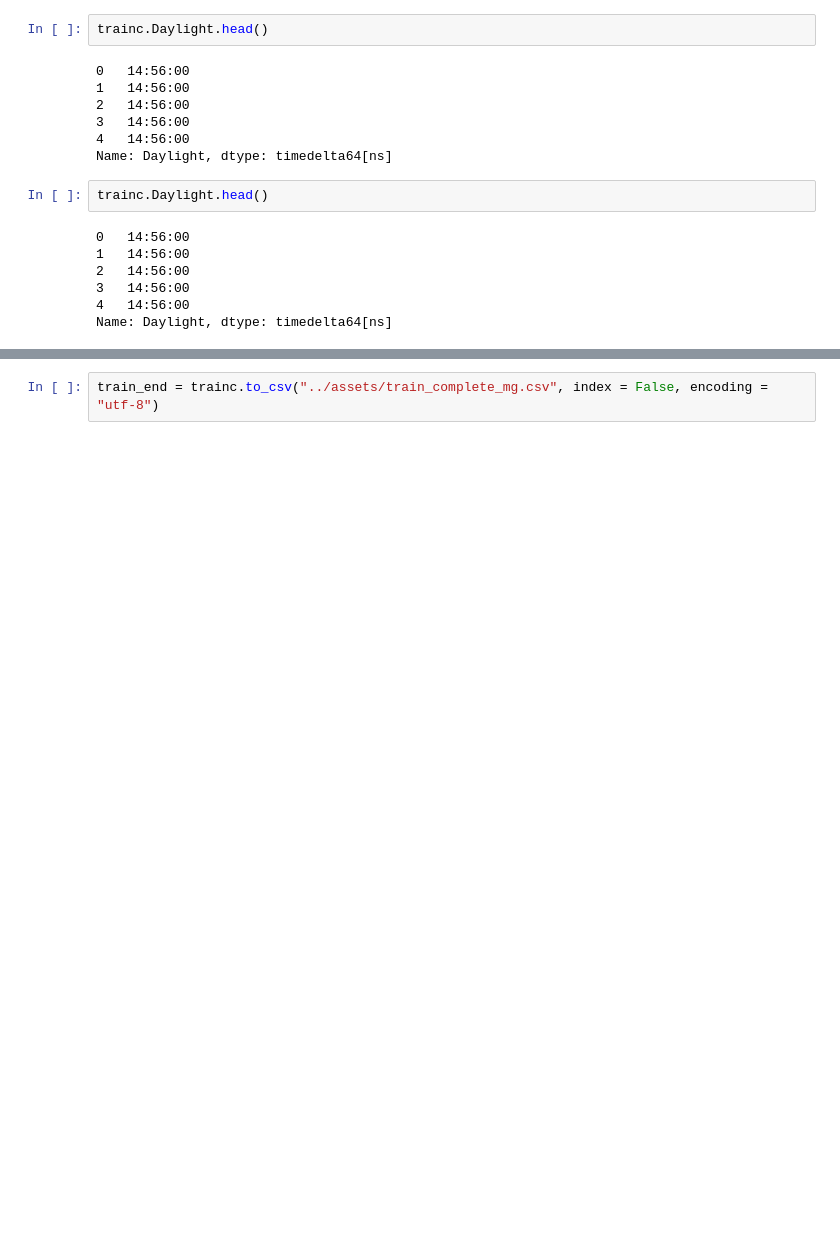
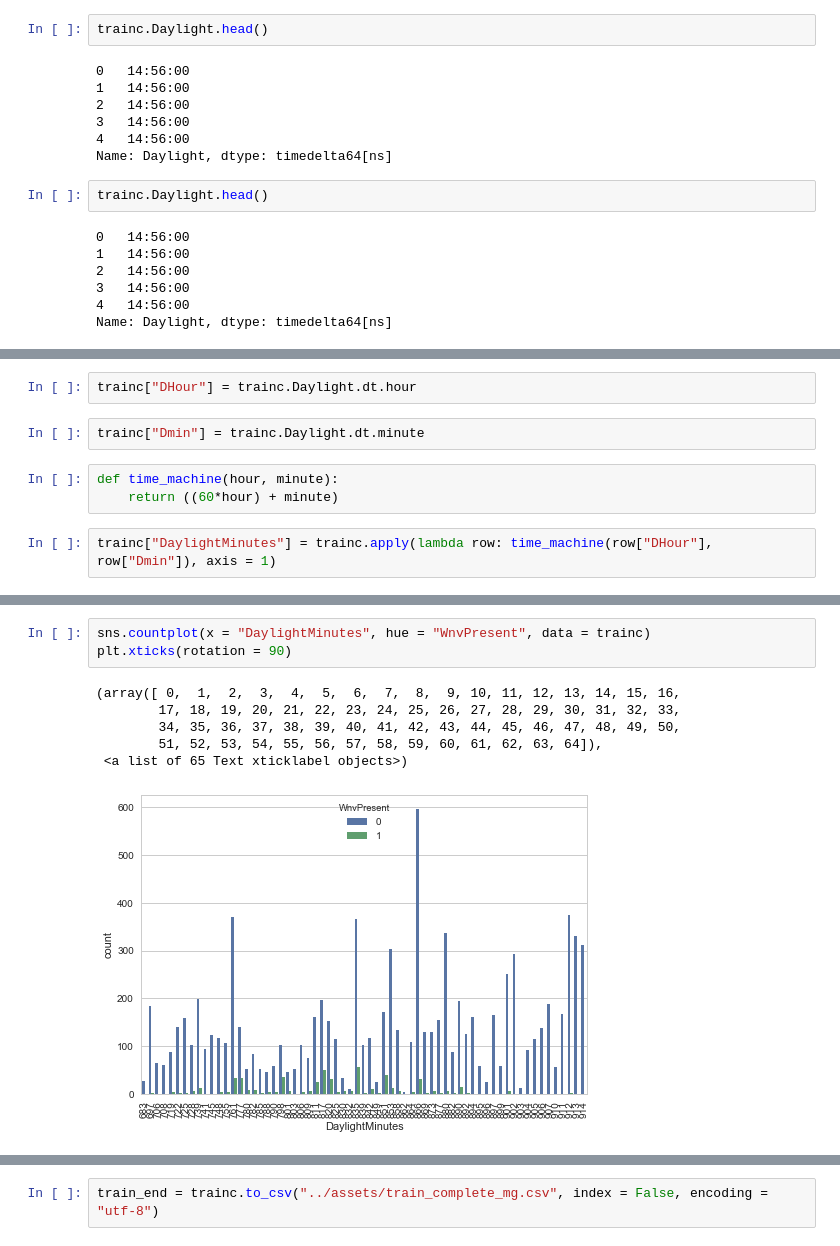
Before and after one commit to joshsparks/DSI-Kaggle, a Jupyter notebook: code/Preliminary_Feature_Selection_and_Data_Viz.ipynb, the cells around one changed output, grey strips where cells are left out. Cells and saved outputs as stored; diff of their text form; blank space fills up the shorter version.

```diff
--- a/code/Preliminary_Feature_Selection_and_Data_Viz.ipynb
+++ b/code/Preliminary_Feature_Selection_and_Data_Viz.ipynb
@@ -506,0 +543,9 @@ trainc.columns
+# %%
+trainc["DHour"] = trainc.Daylight.dt.hour
+# %%
+trainc["Dmin"] = trainc.Daylight.dt.minute
+# %%
+def time_machine(hour, minute):
+    return ((60*hour) + minute)
+# %%
+trainc["DaylightMinutes"] = trainc.apply(lambda row: time_machine(row["DHour"], row["Dmin"]), axis = 1)
@@ -506,0 +561,10 @@ trainc.columns
+# %%
+sns.countplot(x = "DaylightMinutes", hue = "WnvPresent", data = trainc)
+plt.xticks(rotation = 90)
+# %% [output]
+(array([ 0,  1,  2,  3,  4,  5,  6,  7,  8,  9, 10, 11, 12, 13, 14, 15, 16,
+        17, 18, 19, 20, 21, 22, 23, 24, 25, 26, 27, 28, 29, 30, 31, 32, 33,
+        34, 35, 36, 37, 38, 39, 40, 41, 42, 43, 44, 45, 46, 47, 48, 49, 50,
+        51, 52, 53, 54, 55, 56, 57, 58, 59, 60, 61, 62, 63, 64]),
+ <a list of 65 Text xticklabel objects>)
+[figure, added]
```
Also changed, not shown: parts of 15 cells of this notebook, 1 other file.
